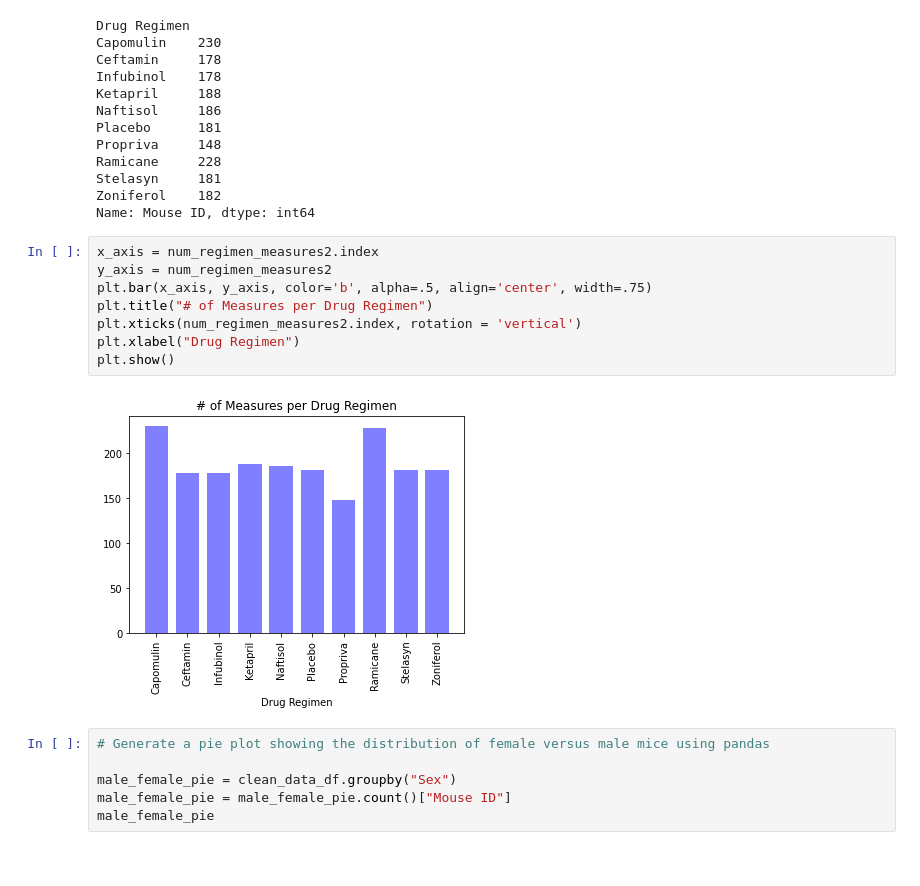
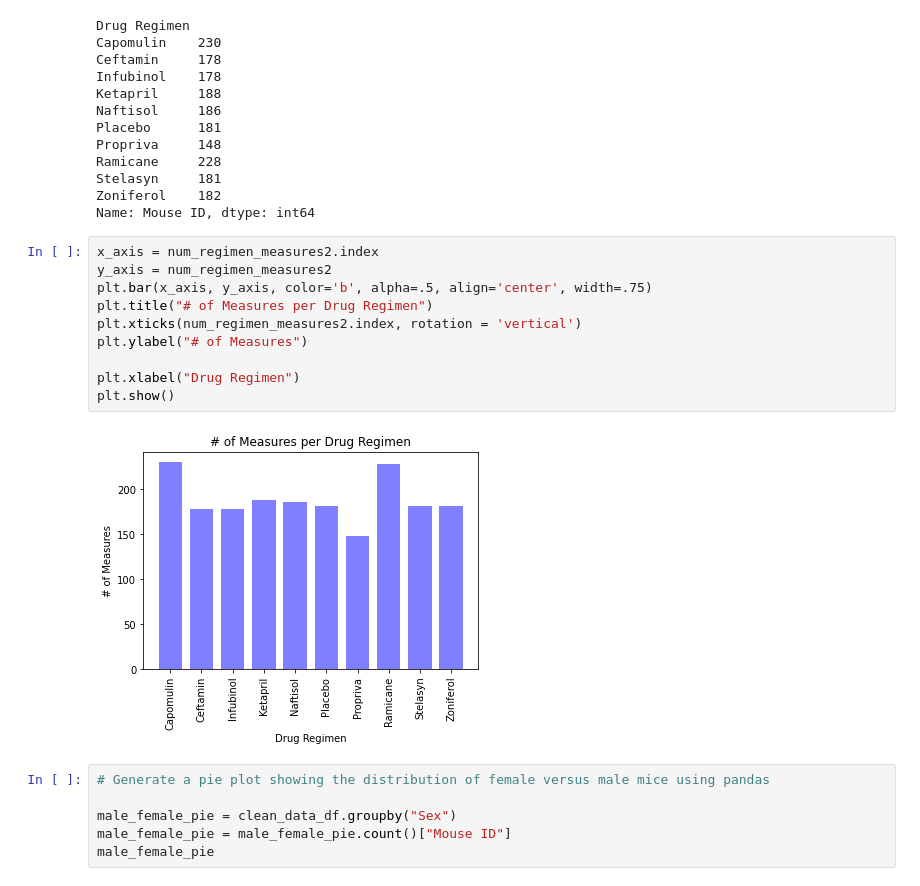
Before and after one commit to willserene/Matplotlib_Challenge, a Jupyter notebook: Pymaceuticals/pymaceuticals_starter.ipynb, the cells around one changed output. Cells and saved outputs as stored; diff of their text form.

```diff
--- a/Pymaceuticals/pymaceuticals_starter.ipynb
+++ b/Pymaceuticals/pymaceuticals_starter.ipynb
@@ -311,13 +315,15 @@ Name: Mouse ID, dtype: int64
 # %%
 x_axis = num_regimen_measures2.index
 y_axis = num_regimen_measures2
 plt.bar(x_axis, y_axis, color='b', alpha=.5, align='center', width=.75)
 plt.title("# of Measures per Drug Regimen")
 plt.xticks(num_regimen_measures2.index, rotation = 'vertical')
+plt.ylabel("# of Measures")
+
 plt.xlabel("Drug Regimen")
 plt.show()
 # %% [output]
-[figure, old version]
+[figure, new version]
 # %%
 # Generate a pie plot showing the distribution of female versus male mice using pandas
 
```
Also changed, not shown: parts of 3 cells of this notebook, 1 other file.
